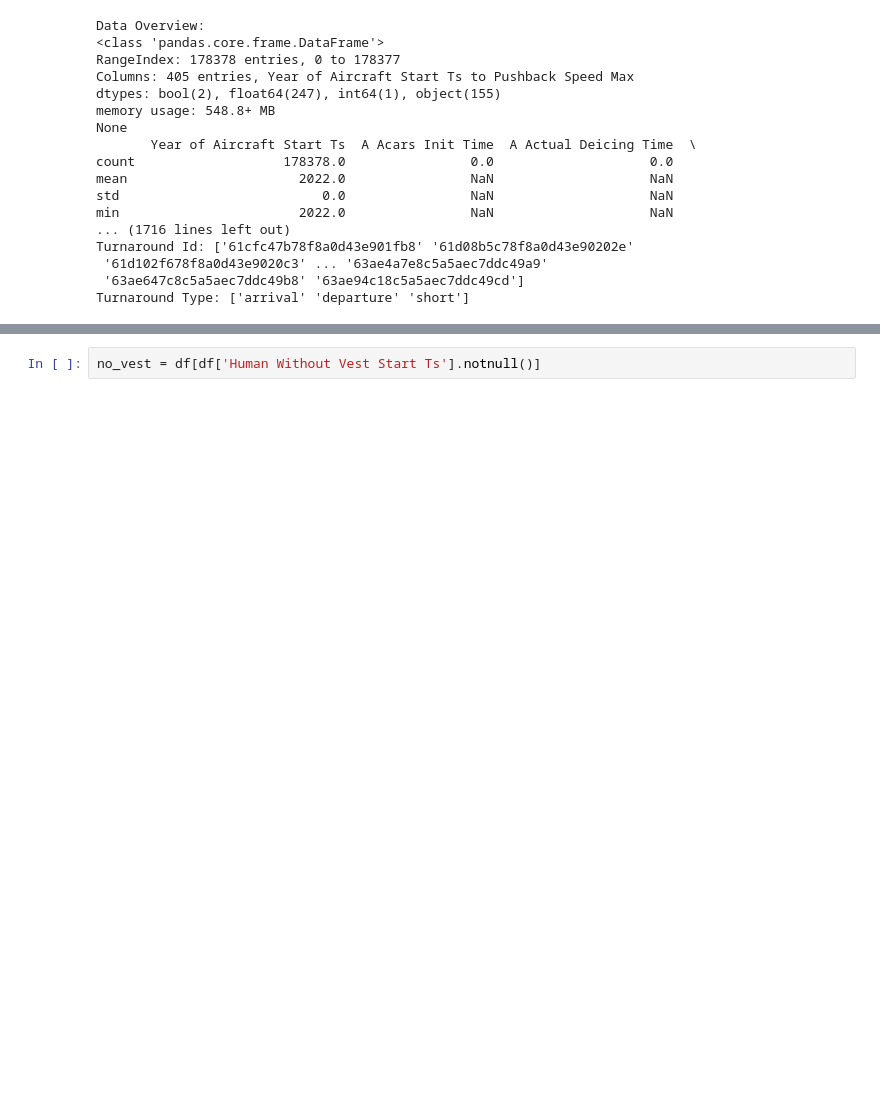
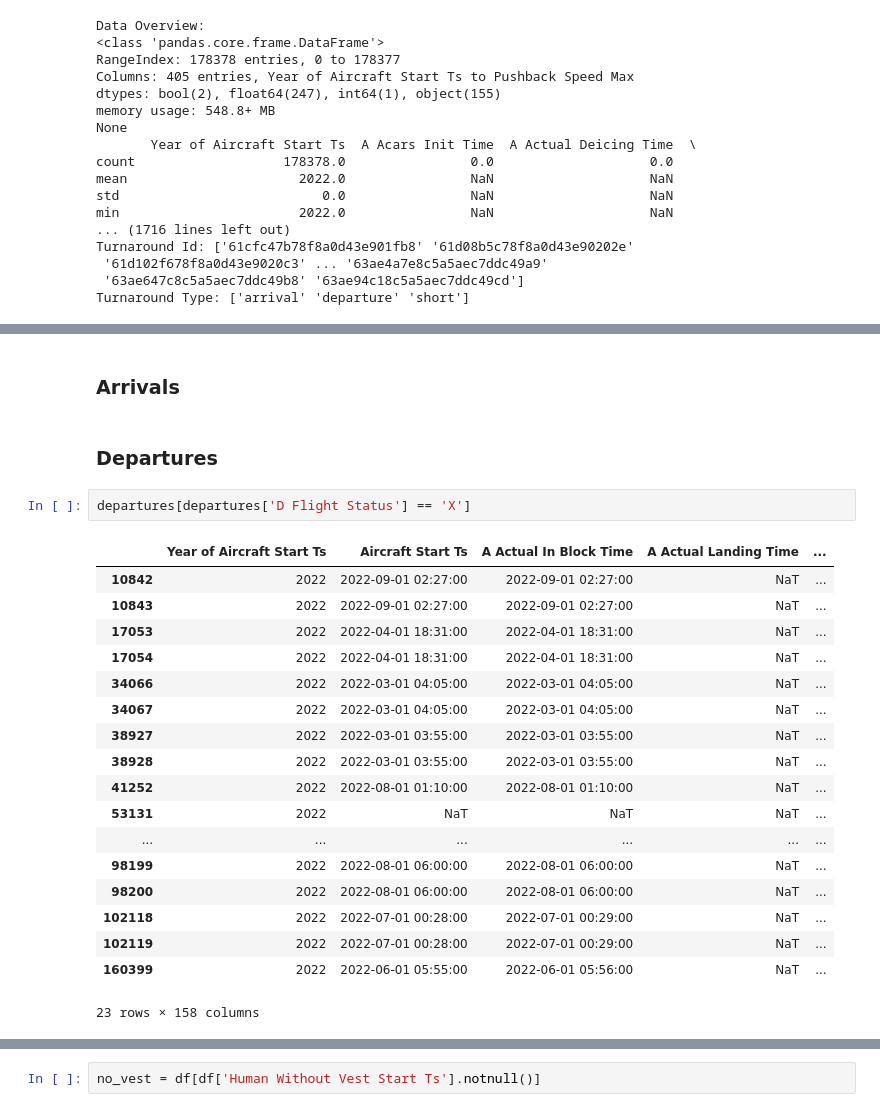
Before and after one commit to jennamorabito/assaia_case, a Jupyter notebook: eda.ipynb, the cells around one changed output, grey strips where cells are left out. Drawn from its saved outputs; the diff is of its cells as text; blank space fills up the shorter version.

```diff
--- a/eda.ipynb
+++ b/eda.ipynb
@@ -83,0 +125,25 @@ Let's find safety issues
+# %% [markdown]
+### Arrivals
+# %% [markdown]
+### Departures
+# %%
+departures[departures['D Flight Status'] == 'X']
+# %% [output]
+|  | Year of Aircraft Start Ts | Aircraft Start Ts | A Actual In Block Time | A Actual Landing Time | ... |
+| 10842 | 2022 | 2022-09-01 02:27:00 | 2022-09-01 02:27:00 | NaT | ... |
+| 10843 | 2022 | 2022-09-01 02:27:00 | 2022-09-01 02:27:00 | NaT | ... |
+| 17053 | 2022 | 2022-04-01 18:31:00 | 2022-04-01 18:31:00 | NaT | ... |
+| 17054 | 2022 | 2022-04-01 18:31:00 | 2022-04-01 18:31:00 | NaT | ... |
+| 34066 | 2022 | 2022-03-01 04:05:00 | 2022-03-01 04:05:00 | NaT | ... |
+| 34067 | 2022 | 2022-03-01 04:05:00 | 2022-03-01 04:05:00 | NaT | ... |
+| 38927 | 2022 | 2022-03-01 03:55:00 | 2022-03-01 03:55:00 | NaT | ... |
+| 38928 | 2022 | 2022-03-01 03:55:00 | 2022-03-01 03:55:00 | NaT | ... |
+| 41252 | 2022 | 2022-08-01 01:10:00 | 2022-08-01 01:10:00 | NaT | ... |
+| 53131 | 2022 | NaT | NaT | NaT | ... |
+| ... | ... | ... | ... | ... | ... |
+| 98199 | 2022 | 2022-08-01 06:00:00 | 2022-08-01 06:00:00 | NaT | ... |
+| 98200 | 2022 | 2022-08-01 06:00:00 | 2022-08-01 06:00:00 | NaT | ... |
+| 102118 | 2022 | 2022-07-01 00:28:00 | 2022-07-01 00:29:00 | NaT | ... |
+| 102119 | 2022 | 2022-07-01 00:28:00 | 2022-07-01 00:29:00 | NaT | ... |
+| 160399 | 2022 | 2022-06-01 05:55:00 | 2022-06-01 05:56:00 | NaT | ... |
+23 rows × 158 columns
```
Also changed, not shown: parts of 27 cells of this notebook, 1 other file.
